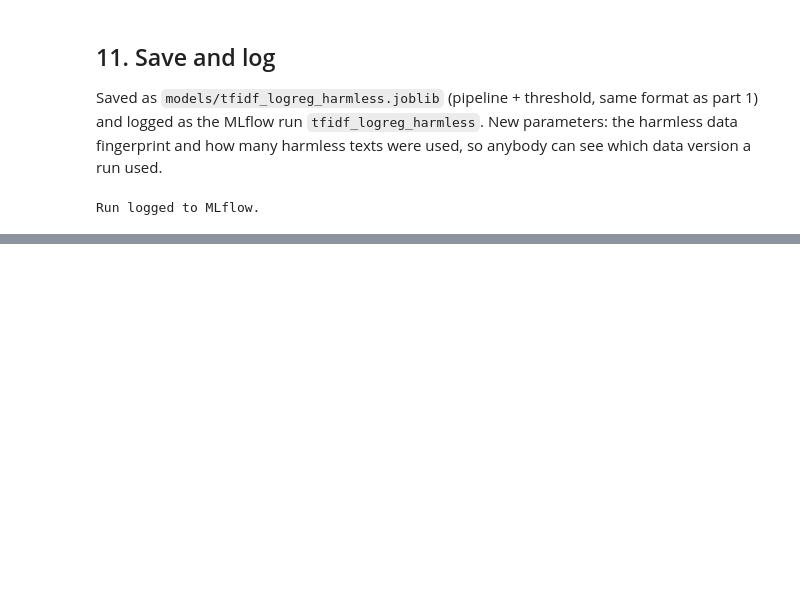
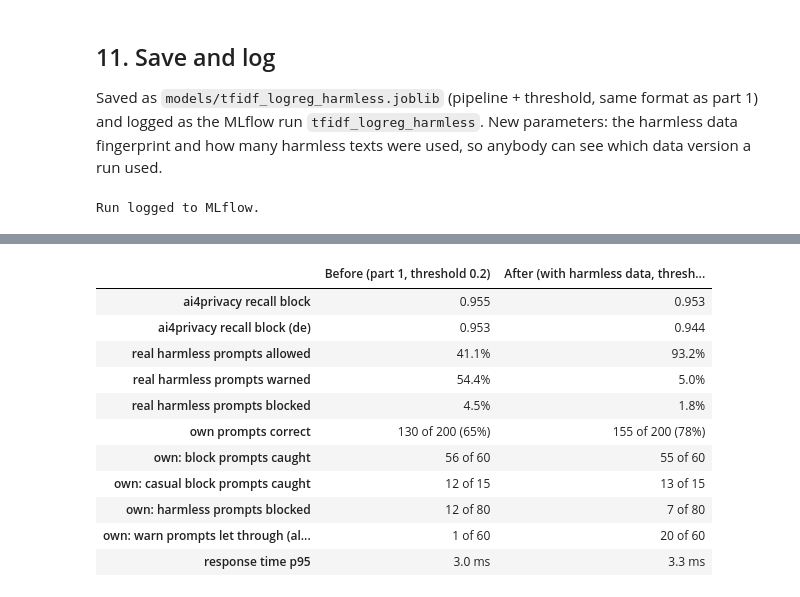
Before and after one commit to annihlj/AIOps_PromptGuard, a Jupyter notebook: notebooks/tfidf_harmless.ipynb, the cells around one changed output, grey strips where cells are left out. Cells and saved outputs as stored; diff of their text form; code cells hidden in the pictures; blank space fills up the shorter version.

Commit message:
Re-run tfidf_harmless with name-filtered data, update README

```diff
--- a/notebooks/tfidf_harmless.ipynb
+++ b/notebooks/tfidf_harmless.ipynb
@@ -533,0 +540,75 @@ Run logged to MLflow.
+# %%
+# --- predictions of both models -------------------------------------------------------
+before_val = predict_with_threshold(before["pipeline"].predict_proba(val["source_text"]),
+                                    before["pipeline"].classes_, BLOCK_THRESHOLD_BEFORE)
+after_val = y_val_pred
+before_own = predict_with_threshold(before["pipeline"].predict_proba(own["prompt"].tolist()),
+                                    before["pipeline"].classes_, BLOCK_THRESHOLD_BEFORE)
+after_own = own_pred
+expected = own["expected_decision"].to_numpy()
+casual = (own["style"] == "casual").to_numpy()
+
+# --- response time of the "before" model (same method as chapter 10) -------------------
+times_before = []
+for prompt in sample:
+    start = time.perf_counter()
+    predict_with_threshold(before["pipeline"].predict_proba([prompt]), before["pipeline"].classes_, BLOCK_THRESHOLD_BEFORE)
+    times_before.append((time.perf_counter() - start) * 1000)
+
+
+def summary(val_pred, own_pred_, p95):
+    pii = evaluate(val["decision"][is_pii], val_pred[is_pii])
+    h = harmless_shares(val_pred[is_harmless])
+    own_block = expected == "block"
+    return {
+        "ai4privacy recall block": f"{pii['recall_block']:.3f}",
+        "ai4privacy recall block (de)": f"{recall_score(val['decision'][is_pii & (val['language'] == 'de').to_numpy()], val_pred[is_pii & (val['language'] == 'de').to_numpy()], labels=['block'], average='macro'):.3f}",
+        "real harmless prompts allowed": f"{h['harmless -> allow']:.1%}",
+        "real harmless prompts warned": f"{h['harmless -> warn']:.1%}",
+        "real harmless prompts blocked": f"{h['harmless -> block']:.1%}",
+        "own prompts correct": f"{(own_pred_ == expected).sum()} of {len(expected)} ({(own_pred_ == expected).mean():.0%})",
+        "own: block prompts caught": f"{(own_pred_[own_block] == 'block').sum()} of {own_block.sum()}",
+        "own: casual block prompts caught": f"{(own_pred_[own_block & casual] == 'block').sum()} of {(own_block & casual).sum()}",
+        "own: harmless prompts blocked": f"{(own_pred_[expected == 'allow'] == 'block').sum()} of {(expected == 'allow').sum()}",
+        "own: warn prompts let through (allow)": f"{(own_pred_[expected == 'warn'] == 'allow').sum()} of {(expected == 'warn').sum()}",
+        "response time p95": f"{p95:.1f} ms",
+    }
+
+table = pd.DataFrame({
+    f"Before (part 1, threshold {BLOCK_THRESHOLD_BEFORE})": summary(before_val, before_own, float(np.percentile(times_before, 95))),
+    f"After (with harmless data, threshold {BLOCK_THRESHOLD})": summary(after_val, after_own, LATENCY_P95_MS),
+})
+display(table)
+
+# --- how many harmless prompts the name filter removed ---------------------------------
+removed_path = PROJECT_DIR / "data" / "harmless_removed.csv"
+if removed_path.exists():
+    removed = pd.read_csv(removed_path)
+    print(f"Name filter removed {len(removed):,} oasst1 prompts:", removed["check"].value_counts().to_dict())
+
+# --- lines for README.md ------------------------------------------------------------------
+de_mask = (val["language"] == "de").to_numpy()
+de_recall = recall_score(val["decision"][de_mask], after_val[de_mask], labels=["block"], average="macro")
+print("\nREADME, results table row:")
+print(f"| + harmless prompts in training | [`tfidf_harmless.ipynb`](notebooks/tfidf_harmless.ipynb) | "
+      f"{final_metrics['macro_f1']:.3f} | **{final_metrics['recall_block']:.3f}** | {de_recall:.3f} | {LATENCY_P95_MS:.1f} ms |")
+b_allow = (before_val[is_harmless] == "allow").mean()
+a_allow = (after_val[is_harmless] == "allow").mean()
+print("\nREADME, sentence below the table:")
+print(f"Adding harmless prompts raised the share of correctly allowed real harmless prompts from {b_allow:.0%} to "
+      f"{a_allow:.0%}, and accuracy on our own 200 German test prompts from {(before_own == expected).mean():.0%} "
+      f"to {(after_own == expected).mean():.0%}.")
+print("\nREADME, step 7 fingerprint:", HARMLESS_FINGERPRINT)
+# %% [output]
+|  | Before (part 1, threshold 0.2) | After (with harmless data, thresh... |
+| ai4privacy recall block | 0.955 | 0.953 |
+| ai4privacy recall block (de) | 0.953 | 0.944 |
+| real harmless prompts allowed | 41.1% | 93.2% |
+| real harmless prompts warned | 54.4% | 5.0% |
+| real harmless prompts blocked | 4.5% | 1.8% |
+| own prompts correct | 130 of 200 (65%) | 155 of 200 (78%) |
+| own: block prompts caught | 56 of 60 | 55 of 60 |
+| own: casual block prompts caught | 12 of 15 | 13 of 15 |
+| own: harmless prompts blocked | 12 of 80 | 7 of 80 |
+| own: warn prompts let through (al... | 1 of 60 | 20 of 60 |
+| response time p95 | 3.0 ms | 3.3 ms |
```
Also changed, not shown: parts of 13 cells of this notebook, 3 other files.
